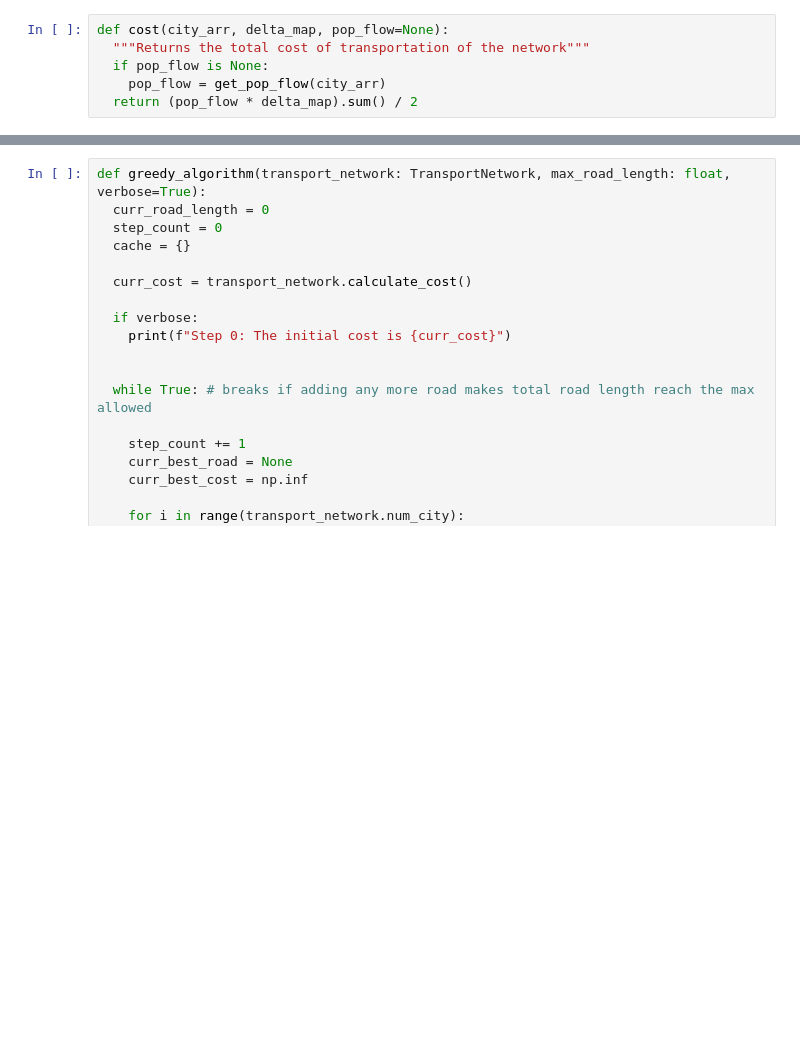
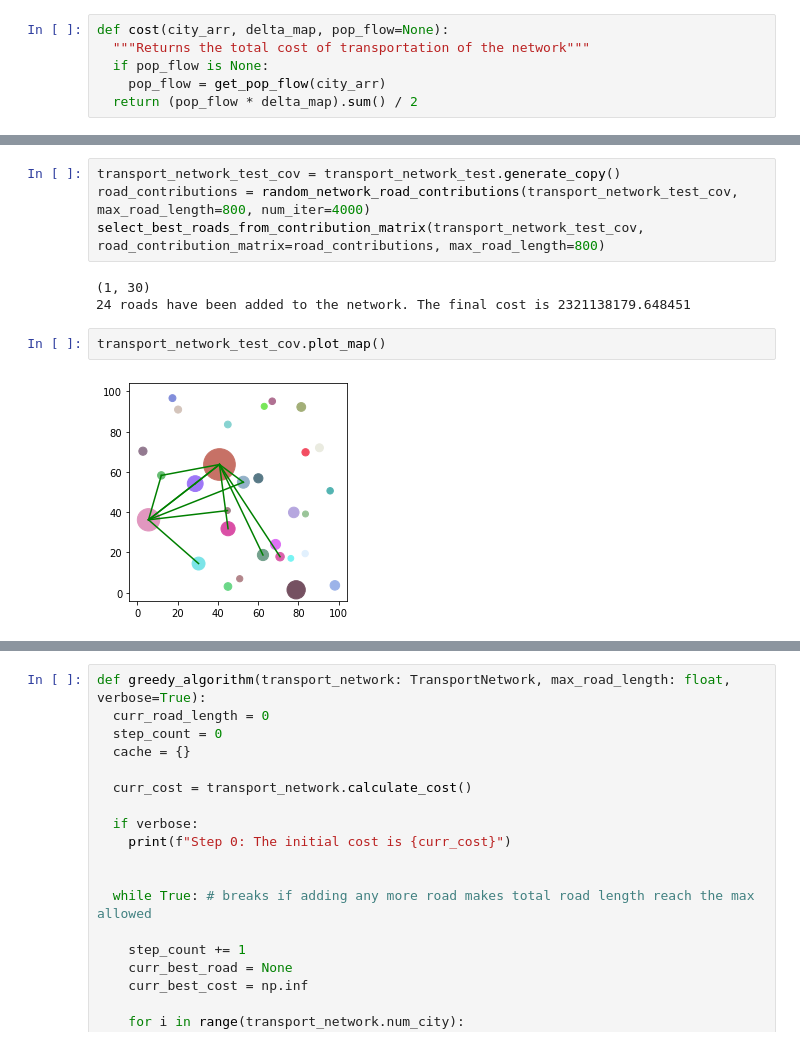
Before and after one commit to AubynKen/transport-network-optimization, a Jupyter notebook: Simulation_informatique_et_réseaux_de_transport.ipynb, the cells around one changed output, grey strips where cells are left out. Cells and saved outputs as stored; diff of their text form; blank space fills up the shorter version.

```diff
--- a/Simulation_informatique_et_réseaux_de_transport.ipynb
+++ b/Simulation_informatique_et_réseaux_de_transport.ipynb
@@ -327,0 +419,11 @@ The total number of possible edges is $\frac{(V-1) \times (V-1))}{2} = O(V^2)$.
+# %%
+transport_network_test_cov = transport_network_test.generate_copy()
+road_contributions = random_network_road_contributions(transport_network_test_cov, max_road_length=800, num_iter=4000)
+select_best_roads_from_contribution_matrix(transport_network_test_cov, road_contribution_matrix=road_contributions, max_road_length=800)
+# %% [output]
+(1, 30)
+24 roads have been added to the network. The final cost is 2321138179.648451
+# %%
+transport_network_test_cov.plot_map()
+# %% [output]
+[figure, added]
```
Also changed, not shown: parts of 42 cells of this notebook, 6 other files.
